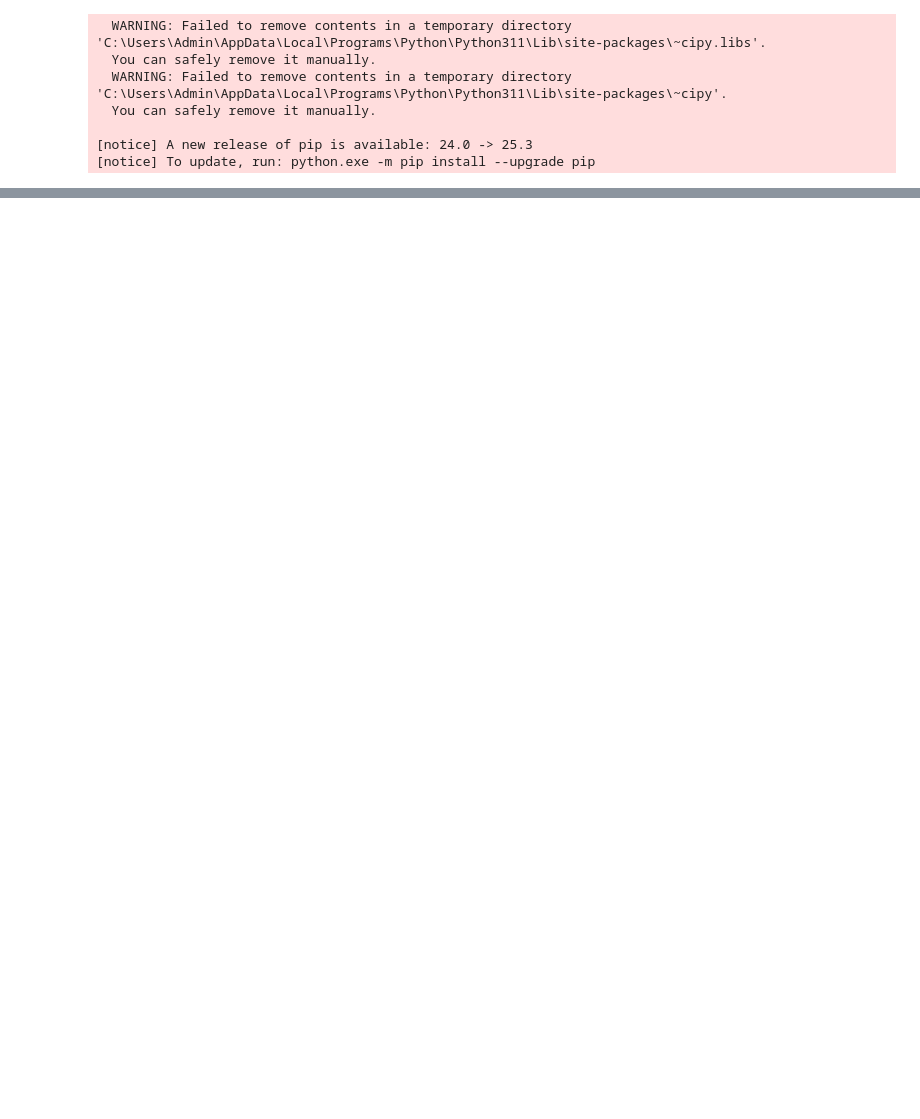
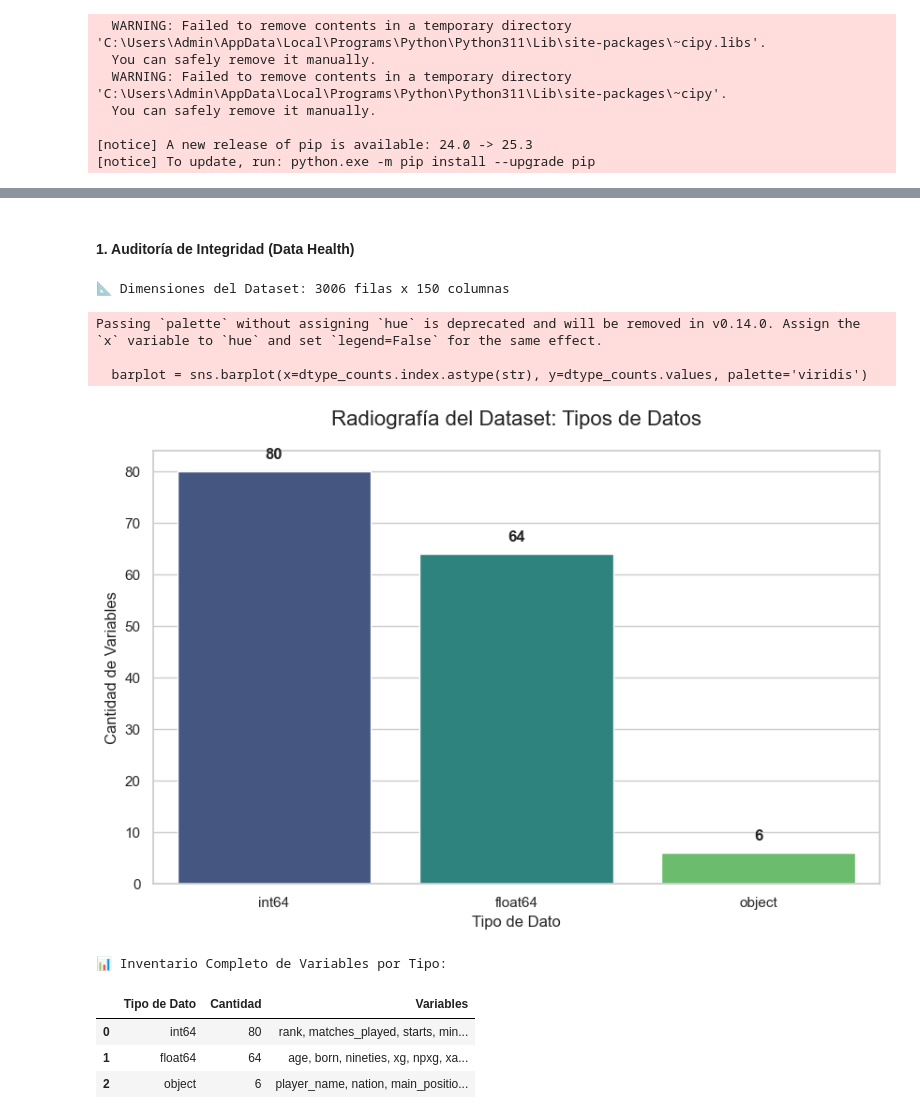
Before and after one commit to RDsanchez-git/Objetive_BallonDor, a Jupyter notebook: notebooks/01_eda_analysis.ipynb, the cells around one changed output, grey strips where cells are left out. Saved outputs shown, nothing was run; the diff lists cells and outputs as text; code cells hidden in the pictures; blank space fills up the shorter version.

```diff
--- a/notebooks/01_eda_analysis.ipynb
+++ b/notebooks/01_eda_analysis.ipynb
@@ -112,0 +115,72 @@ df.head(101)
+# %% [markdown]
+#### 1. Auditoría de Integridad (Data Health)
+# %%
+# Análisis estructural de la base
+# 1. Verificación de Dimensiones
+print(f"📐 Dimensiones del Dataset: {df.shape[0]} filas x {df.shape[1]} columnas \n")
+
+#==========================================================================================================
+
+# 2. Preparación datos para el gráfico de tipos de variables
+
+# 2.1. Obtención de los tipos de datos
+dtype_counts = df.dtypes.value_counts()
+
+# 2.2. Configuración Visual
+plt.figure(figsize=(10, 6))
+sns.set_theme(style="whitegrid")
+
+# 2.3. Gráfico de Barras
+barplot = sns.barplot(x=dtype_counts.index.astype(str), y=dtype_counts.values, palette='viridis')
+
+# 2.4. Títulos y Etiquetas
+plt.title('Radiografía del Dataset: Tipos de Datos', fontsize=16, pad=20)
+plt.xlabel('Tipo de Dato', fontsize=12)
+plt.ylabel('Cantidad de Variables', fontsize=12)
+
+# 2.5. Añadir etiquetas de valor sobre las barras
+for i, v in enumerate(dtype_counts.values):
+    barplot.text(i, v + 2, str(v), ha='center', va='bottom', fontweight='bold', fontsize=12)
+
+plt.show()
+
+#==========================================================================================================
+
+# 3. Tabla completa de tipo de datos
+
+# 3.1 Agrupación columnas por tipo de dato
+dtype_summary = df.columns.to_series().groupby(df.dtypes).apply(list).reset_index()
+dtype_summary.columns = ['Tipo de Dato', 'Lista de Variables']
+
+# 3.2 Añadir conteo
+dtype_summary['Cantidad'] = dtype_summary['Lista de Variables'].apply(len)
+
+# 3.3 Formatear la lista completa (Sin truncar)
+
+# Se unió toda la lista en un solo string separado por comas
+dtype_summary['Variables'] = dtype_summary['Lista de Variables'].apply(lambda x: ', '.join(x))
+
+# 3.4 Configuración para ver TODO el texto
+pd.set_option('display.max_colwidth', None)
+
+# 3.5 Mostrar tabla
+print("📊 Inventario Completo de Variables por Tipo:")
+display(dtype_summary[['Tipo de Dato', 'Cantidad', 'Variables']])
+
+
+#==========================================================================================================
+
+# 4. Información Técnica Completa (Memoria, Nulos, Dtypes)
+print("\nℹ️ Información General del DataFrame:")
+df.info(verbose=True, show_counts=True)
+# %% [output]
+📐 Dimensiones del Dataset: 3006 filas x 150 columnas
+Passing `palette` without assigning `hue` is deprecated and will be removed in v0.14.0. Assign the `x` variable to `hue` and set `legend=False` for the same effect.
+
+  barplot = sns.barplot(x=dtype_counts.index.astype(str), y=dtype_counts.values, palette='viridis')
+[figure, added]
+📊 Inventario Completo de Variables por Tipo:
+|  | Tipo de Dato | Cantidad | Variables |
+| 0 | int64 | 80 | rank, matches_played, starts, min... |
+| 1 | float64 | 64 | age, born, nineties, xg, npxg, xa... |
+| 2 | object | 6 | player_name, nation, main_positio... |
```
Also changed, not shown: parts of 22 cells of this notebook, 2 other files.
